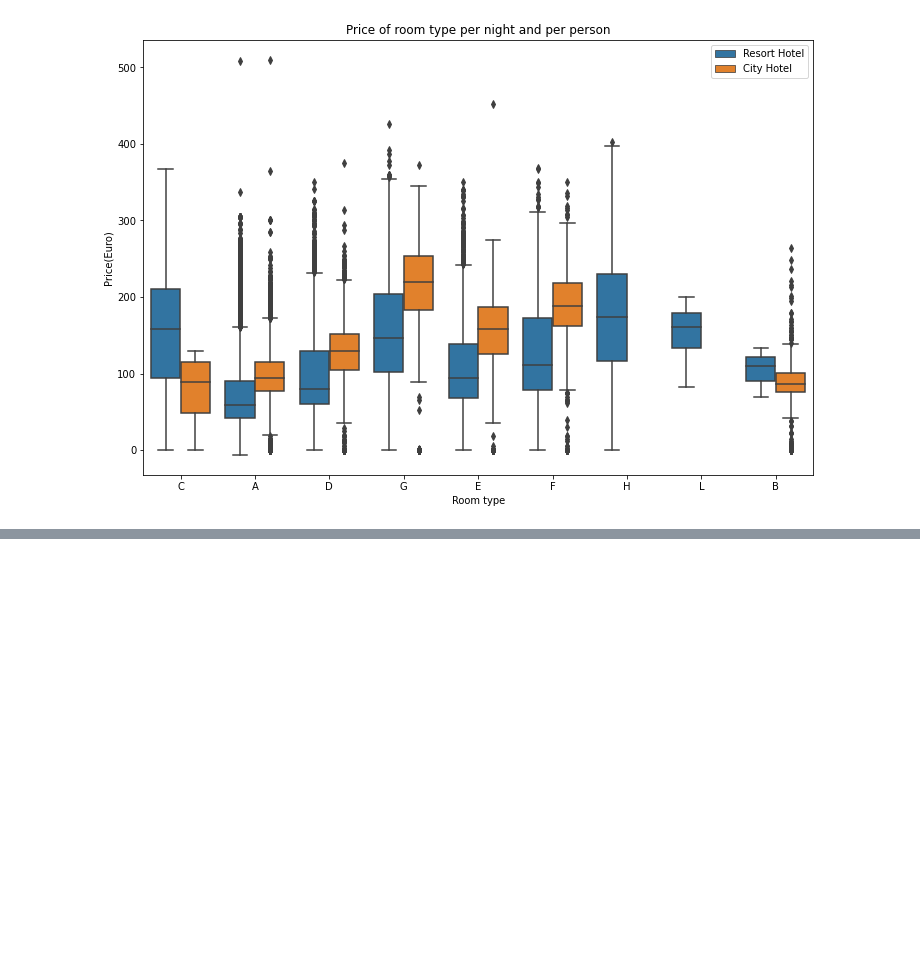
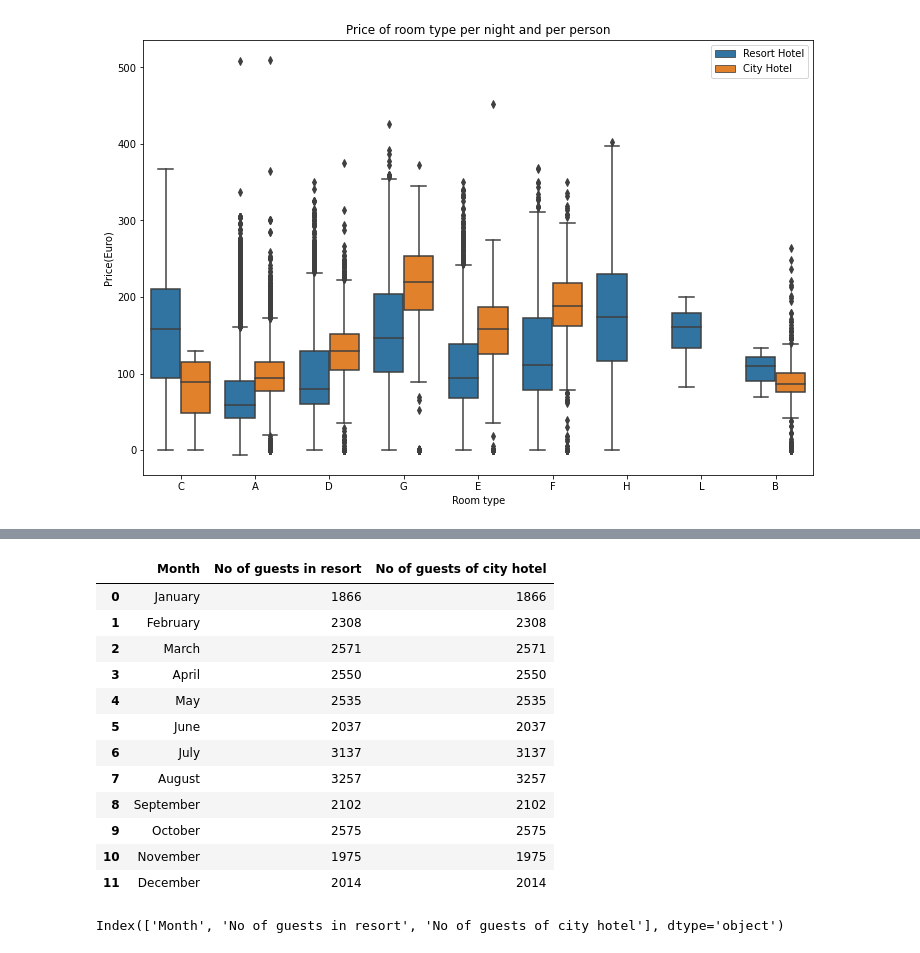
Before and after one commit to Adhoc123/Hotel_Booking_Prediction_ML, a Jupyter notebook: Hotel_Booking_Prediction/Hotel_Booking_Prediction.ipynb, the cells around one changed output, grey strips where cells are left out. Saved outputs shown, nothing was run; the diff lists cells and outputs as text; code cells hidden in the pictures; blank space fills up the shorter version.

```diff
--- a/Hotel_Booking_Prediction/Hotel_Booking_Prediction.ipynb
+++ b/Hotel_Booking_Prediction/Hotel_Booking_Prediction.ipynb
@@ -223,0 +343,4 @@ data_resort.head()
+# %%
+rush_resort=data_resort['arrival_date_month'].value_counts().reset_index()     #accessing feature and converting into data frame
+rush_resort.columns=['Month','No of guests']              #renaming column name
+rush_resort                                       #printing the data frame
@@ -223,0 +361,4 @@ data_resort.head()
+# %%
+rush_city=data_city['arrival_date_month'].value_counts().reset_index()     #accessing feature and converting into data frame
+rush_city.columns=['Month','No of guests']              #renaming column name
+rush_city                                       #printing the data frame
@@ -223,0 +379,25 @@ data_resort.head()
+# %%
+final_rush=rush_resort.merge(rush_city,on='Month')     #Merging rush resort with rush city
+# %%
+final_rush.columns=['Month','No of guests in resort','No of guests of city hotel']   #Renaming new column name
+# %%
+final_rush=sort_data(final_rush,'Month')       #Sorting month column in hierarchical manner
+final_rush
+# %% [output]
+|  | Month | No of guests in resort | No of guests of city hotel |
+| 0 | January | 1866 | 1866 |
+| 1 | February | 2308 | 2308 |
+| 2 | March | 2571 | 2571 |
+| 3 | April | 2550 | 2550 |
+| 4 | May | 2535 | 2535 |
+| 5 | June | 2037 | 2037 |
+| 6 | July | 3137 | 3137 |
+| 7 | August | 3257 | 3257 |
+| 8 | September | 2102 | 2102 |
+| 9 | October | 2575 | 2575 |
+| 10 | November | 1975 | 1975 |
+| 11 | December | 2014 | 2014 |
+# %%
+final_rush.columns   #Retrieving column name
+# %% [output]
+Index(['Month', 'No of guests in resort', 'No of guests of city hotel'], dtype='object')
```
Also changed, not shown: parts of 24 cells of this notebook.
